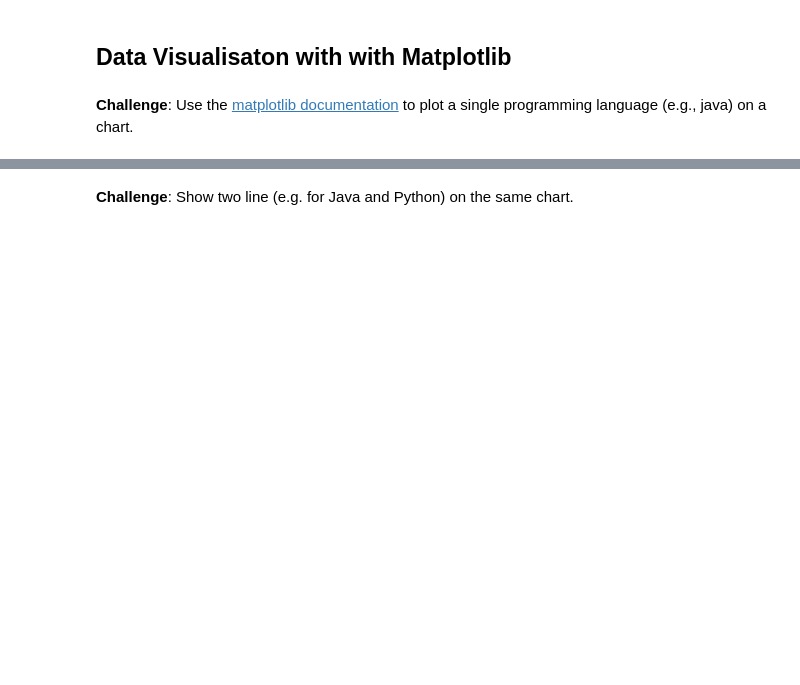
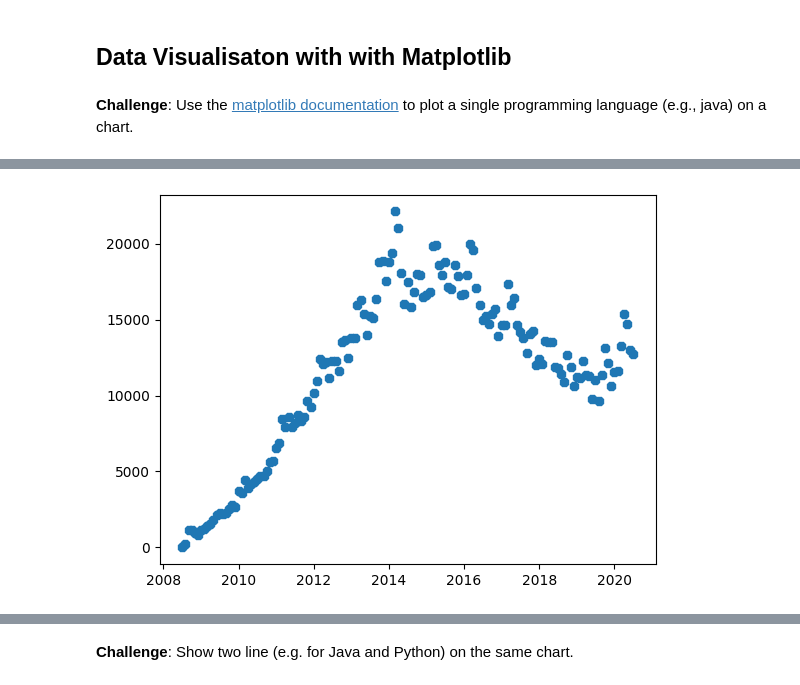
Before and after one commit to thandora/100-days-of-code-udemy, a Jupyter notebook: day-072-popular-prog-languages/main.ipynb, the cells around one changed output, grey strips where cells are left out. Saved outputs shown, nothing was run; the diff lists cells and outputs as text; code cells hidden in the pictures; blank space fills up the shorter version.

```diff
--- a/day-072-popular-prog-languages/main.ipynb
+++ b/day-072-popular-prog-languages/main.ipynb
@@ -197,0 +242,3 @@ test_df
+# %%
+reshaped_df = df.pivot(index="Date", columns="Language", values="Npost")
+reshaped_df.head()
@@ -199,0 +301,6 @@ test_df
+# %%
+# Replace NaN values with 0 instead.
+reshaped_df.fillna(0, inplace=True)
+
+# Run .count() again. This time it should have the same number of entries.
+reshaped_df.count()
@@ -203,0 +339,5 @@ test_df
+# %%
+plt.plot(reshaped_df.index, reshaped_df["java"], "8")
+plt.show()
+# %% [output]
+[figure, added]
```
Also changed, not shown: parts of 18 cells of this notebook.
